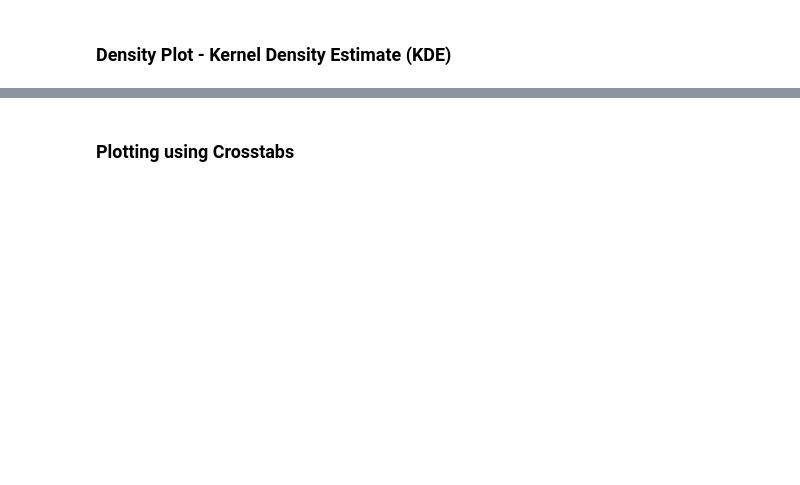
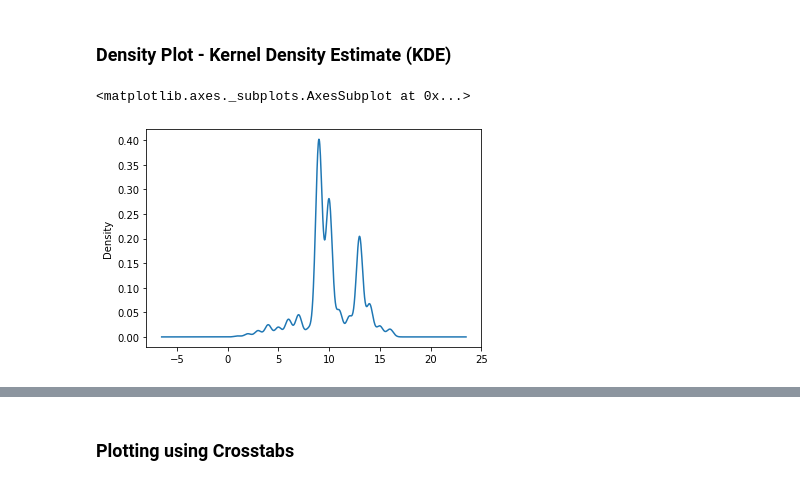
Before and after one commit to nwthomas/DS-Unit-1-Sprint-1-Data-Wrangling-and-Storytelling, a Jupyter notebook: module1-exploratory-data-analysis/LS_DS_111_Exploratory_Data_Analysis.ipynb, the cells around one changed output, grey strips where cells are left out. Saved outputs shown, nothing was run; the diff lists cells and outputs as text; code cells hidden in the pictures; blank space fills up the shorter version.

```diff
--- a/module1-exploratory-data-analysis/LS_DS_111_Exploratory_Data_Analysis.ipynb
+++ b/module1-exploratory-data-analysis/LS_DS_111_Exploratory_Data_Analysis.ipynb
@@ -238,2 +520,9 @@ Why might it be important for us to be able to visualize how our data is distrib
 # %% [markdown]
 ### Density Plot - Kernel Density Estimate (KDE)
+# %%
+adults_df_2['education-num'].plot.density()
+# Smoothed out histogram. Areas under line represent probability
+# Useful for visualizing probability
+# %% [output]
+<matplotlib.axes._subplots.AxesSubplot at 0x...>
+[figure, added]
```
Also changed, not shown: parts of 25 cells of this notebook.
